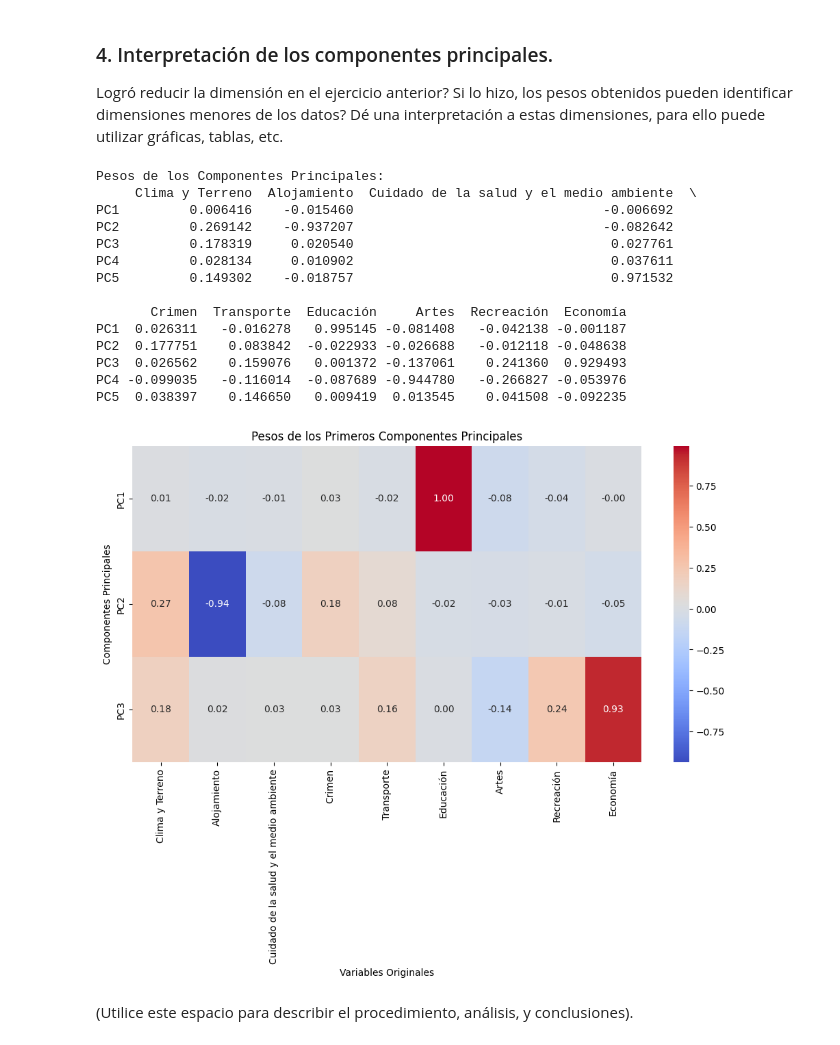
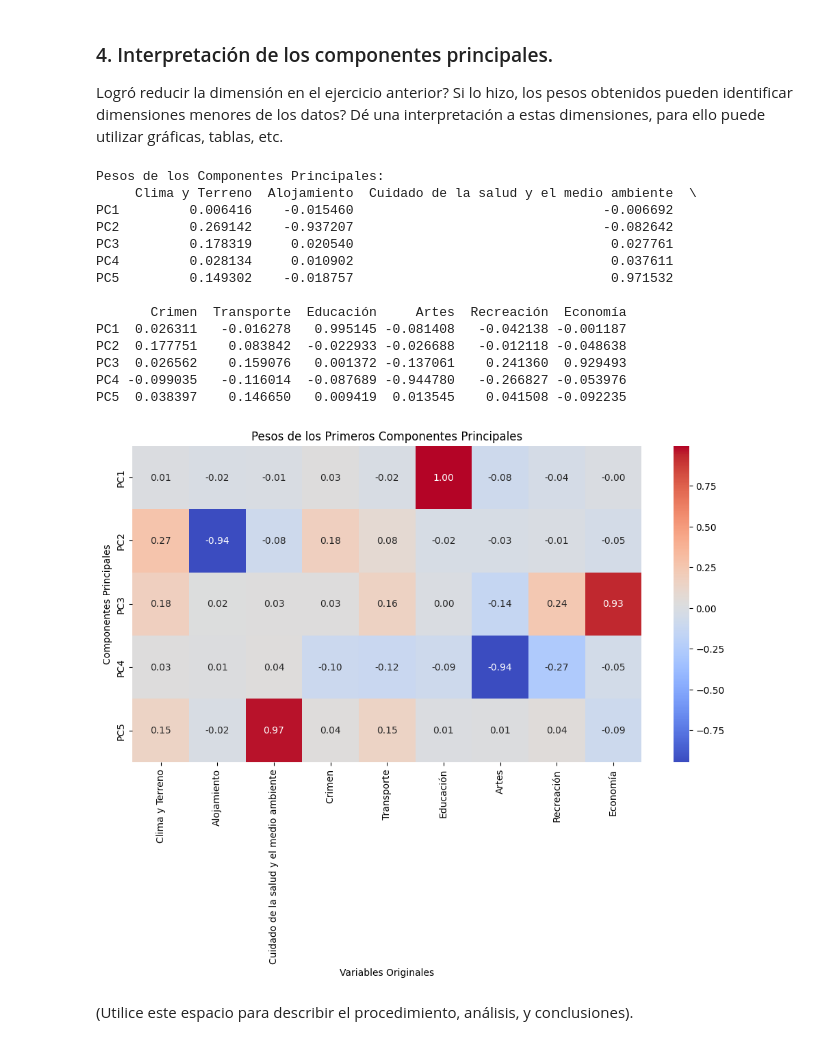
Before and after one commit to PhoenixDwarf/FORK-Inteligencia-artificial-computacion-U, a Jupyter notebook: Semana 10/Taller/S1_LC_Taller_PCA.ipynb, the cells around one changed output. Drawn from its saved outputs; the diff is of its cells as text; code cells hidden in the pictures.

```diff
--- a/Semana 10/Taller/S1_LC_Taller_PCA.ipynb
+++ b/Semana 10/Taller/S1_LC_Taller_PCA.ipynb
@@ -238,35 +238,35 @@ Logró reducir la dimensión en el ejercicio anterior? Si lo hizo, los pesos obt
 # %%
 # Utilice este espacio para escribir el código.
 
 # Crear un DataFrame para los pesos de los componentes principales
 componentes_principales = pd.DataFrame(eig_vec, columns=lugares.columns, index=[f'PC{i+1}' for i in range(len(eig_val))])
 
 print("Pesos de los Componentes Principales:")
 print(componentes_principales.head())
 
 
 plt.figure(figsize=(12, 6))
-sns.heatmap(componentes_principales.iloc[:3], annot=True, cmap="coolwarm", fmt=".2f")
+sns.heatmap(componentes_principales.iloc[:5], annot=True, cmap="coolwarm", fmt=".2f")
 plt.title("Pesos de los Primeros Componentes Principales")
 plt.xlabel("Variables Originales")
 plt.ylabel("Componentes Principales")
 plt.show()
 # %% [output]
 Pesos de los Componentes Principales:
      Clima y Terreno  Alojamiento  Cuidado de la salud y el medio ambiente  \
 PC1         0.006416    -0.015460                                -0.006692
 PC2         0.269142    -0.937207                                -0.082642
 PC3         0.178319     0.020540                                 0.027761
 PC4         0.028134     0.010902                                 0.037611
 PC5         0.149302    -0.018757                                 0.971532
 
        Crimen  Transporte  Educación     Artes  Recreación  Economía
 PC1  0.026311   -0.016278   0.995145 -0.081408   -0.042138 -0.001187
 PC2  0.177751    0.083842  -0.022933 -0.026688   -0.012118 -0.048638
 PC3  0.026562    0.159076   0.001372 -0.137061    0.241360  0.929493
 PC4 -0.099035   -0.116014  -0.087689 -0.944780   -0.266827 -0.053976
 PC5  0.038397    0.146650   0.009419  0.013545    0.041508 -0.092235
-[figure, old version]
+[figure, new version]
 # %% [markdown]
 (Utilice este espacio para describir el procedimiento, análisis, y conclusiones).
 # %% [markdown]
```
Also changed, not shown: 3 other files.
